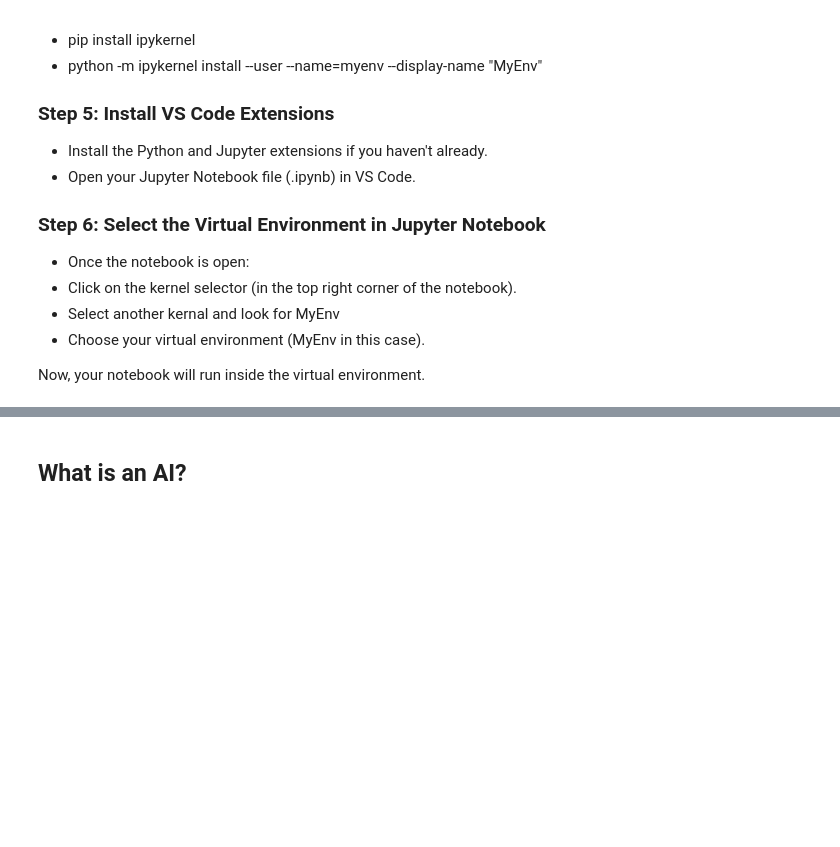
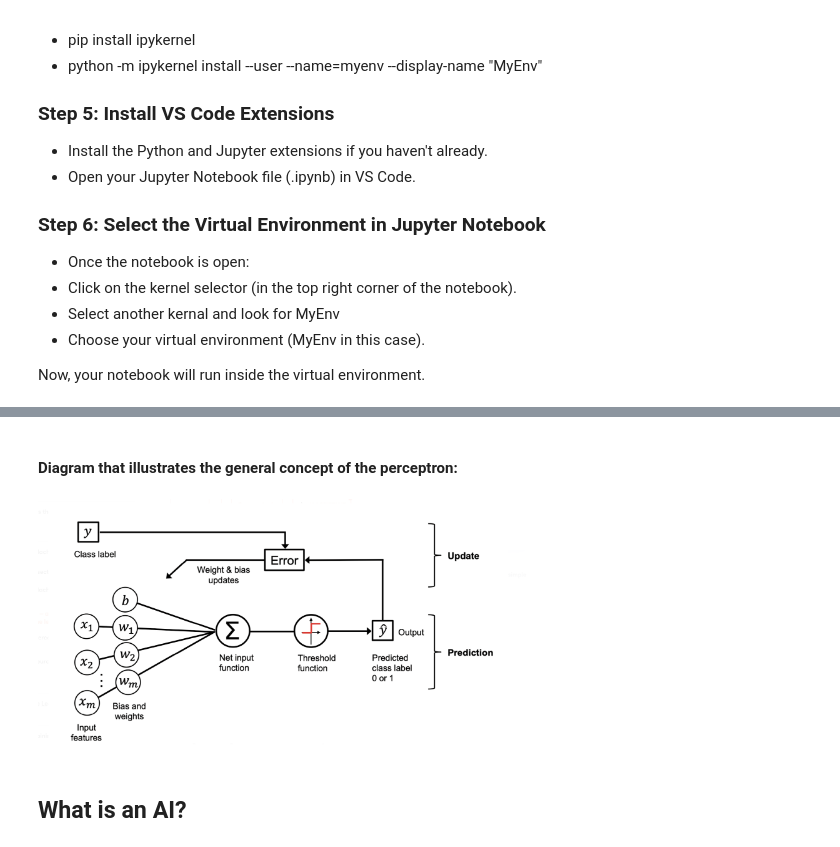
Before and after one commit to trueblood/BinaryClassifcationModel_Example, a Jupyter notebook: fall_detection_perceptron.ipynb, the cells around one changed output, grey strips where cells are left out. Cells and saved outputs as stored; diff of their text form; code cells hidden in the pictures; blank space fills up the shorter version.

```diff
--- a/fall_detection_perceptron.ipynb
+++ b/fall_detection_perceptron.ipynb
@@ -66,3 +66,9 @@ from IPython.display import Image # This class is used to display images in Jupy
+# %% [markdown]
+#### Diagram that illustrates the general concept of the perceptron:
+# %%
+Image(filename='./images/perceptron_concept.png', width=500) # run to display image
+# %% [output]
+[figure, added]
 # %% [markdown]
 ## What is an AI?
 # %% [markdown]
```
Also changed, not shown: parts of 3 cells of this notebook.
